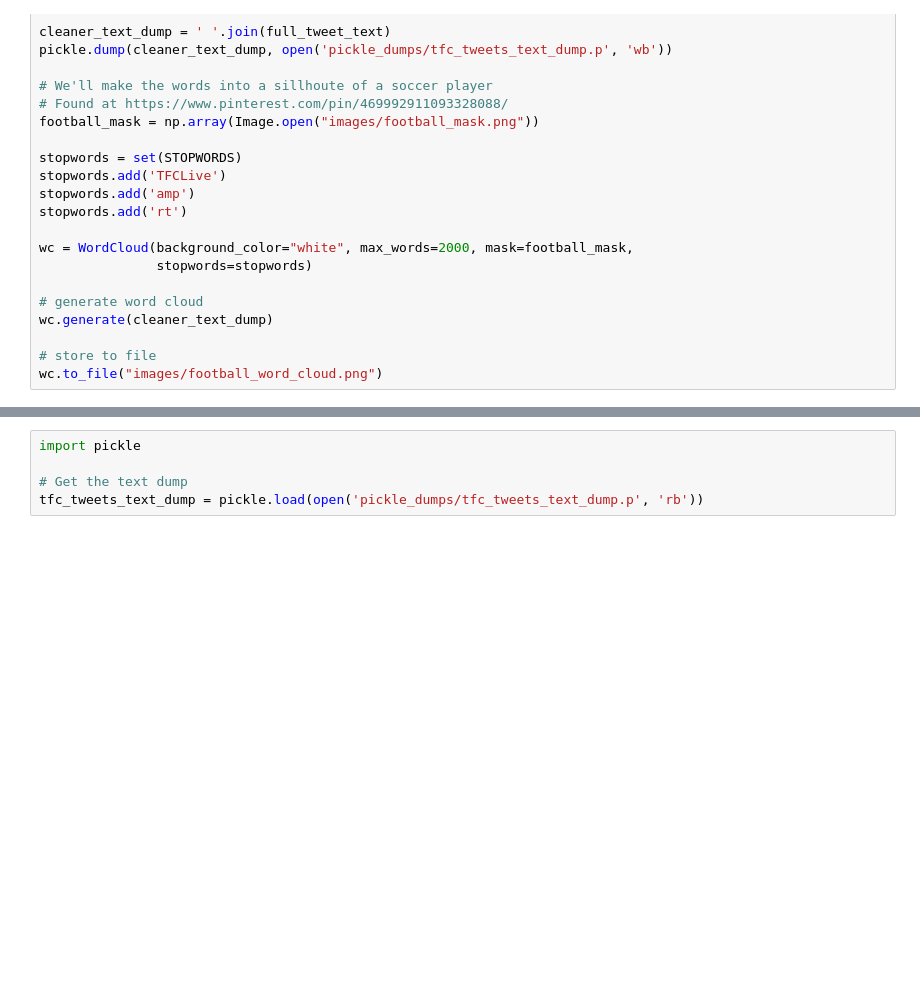
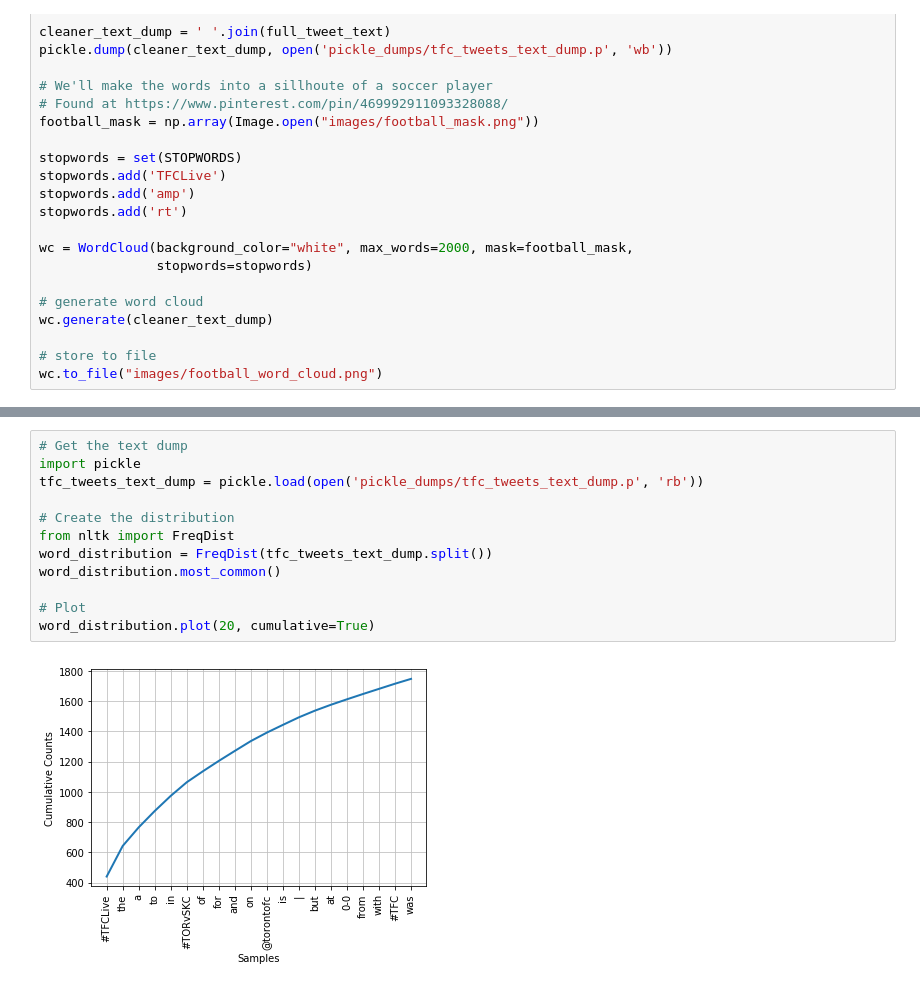
Before and after one commit to CraigLangford/twitter-summarizer, a Jupyter notebook: docs/jupyter-notebook/3.2 - Collecting Main Points from Tweets.ipynb, the cells around one changed output, grey strips where cells are left out. Saved outputs shown, nothing was run; the diff lists cells and outputs as text; blank space fills up the shorter version.

```diff
--- a/docs/jupyter-notebook/3.2 - Collecting Main Points from Tweets.ipynb
+++ b/docs/jupyter-notebook/3.2 - Collecting Main Points from Tweets.ipynb
@@ -135,5 +136,14 @@ $ pip install nltk
 # %%
+# Get the text dump
 import pickle
+tfc_tweets_text_dump = pickle.load(open('pickle_dumps/tfc_tweets_text_dump.p', 'rb'))
 
-# Get the text dump
-tfc_tweets_text_dump = pickle.load(open('pickle_dumps/tfc_tweets_text_dump.p', 'rb'))
+# Create the distribution
+from nltk import FreqDist
+word_distribution = FreqDist(tfc_tweets_text_dump.split())
+word_distribution.most_common()
+
+# Plot
+word_distribution.plot(20, cumulative=True)
+# %% [output]
+[figure, added]
```
Also changed, not shown: parts of 4 cells of this notebook, 1 other file.
